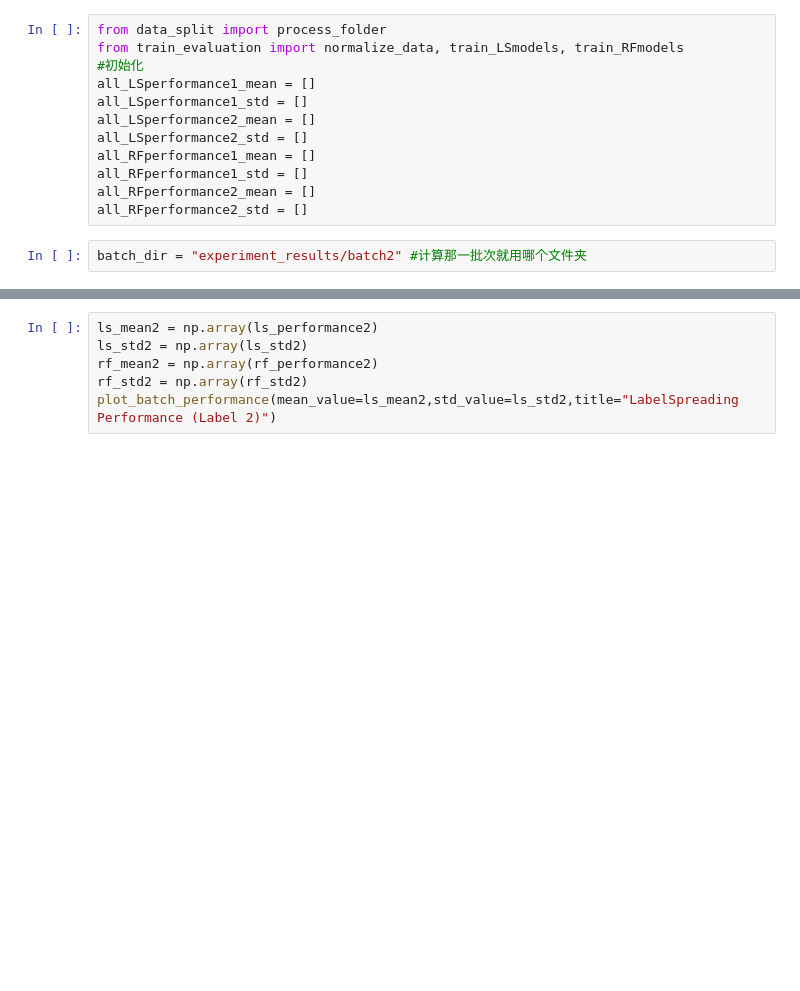
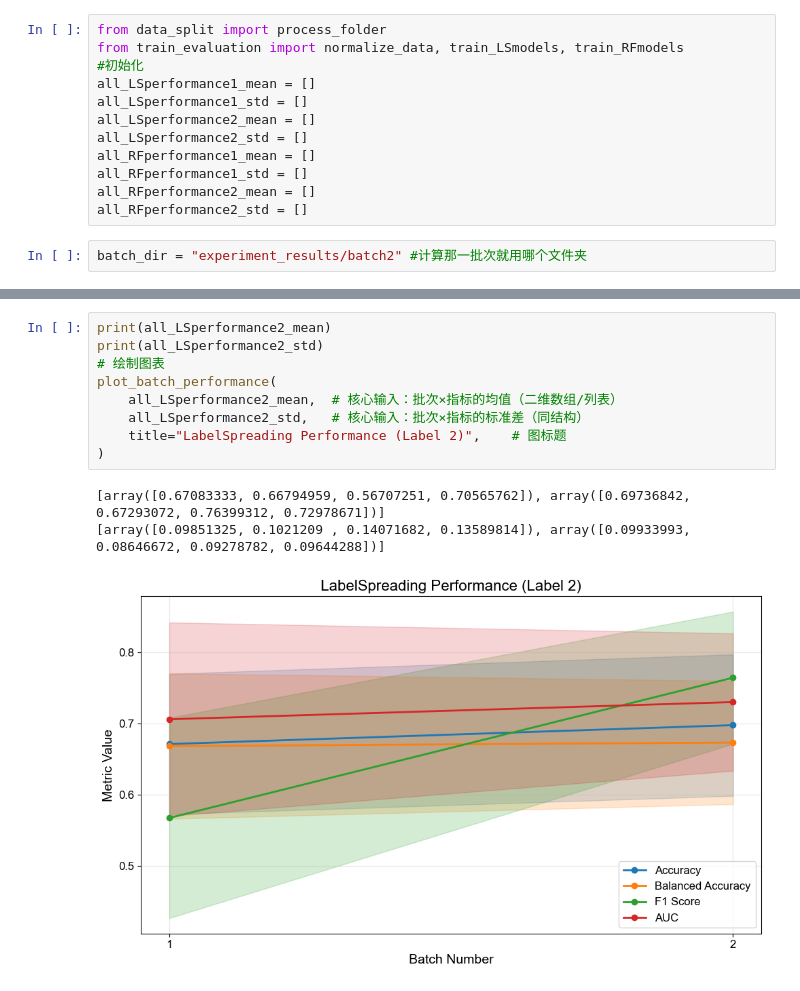
Before and after one commit to unkowned-W/Phase_Diagram, a Jupyter notebook: GdCoAc_phase_diagram-main/ML_overall.ipynb, the cells around one changed output, grey strips where cells are left out. Saved outputs shown, nothing was run; the diff lists cells and outputs as text; blank space fills up the shorter version.

```diff
--- a/GdCoAc_phase_diagram-main/ML_overall.ipynb
+++ b/GdCoAc_phase_diagram-main/ML_overall.ipynb
@@ -94,7 +95,14 @@ plot_batch_performance(
 # %%
-ls_mean2 = np.array(ls_performance2)
-ls_std2 = np.array(ls_std2)
-rf_mean2 = np.array(rf_performance2)
-rf_std2 = np.array(rf_std2)
-plot_batch_performance(mean_value=ls_mean2,std_value=ls_std2,title="LabelSpreading Performance (Label 2)")
+print(all_LSperformance2_mean)
+print(all_LSperformance2_std)
+# 绘制图表
+plot_batch_performance(
+    all_LSperformance2_mean,  # 核心输入：批次×指标的均值（二维数组/列表）
+    all_LSperformance2_std,   # 核心输入：批次×指标的标准差（同结构）
+    title="LabelSpreading Performance (Label 2)",    # 图标题
+)
+# %% [output]
+[array([0.67083333, 0.66794959, 0.56707251, 0.70565762]), array([0.69736842, 0.67293072, 0.76399312, 0.72978671])]
+[array([0.09851325, 0.1021209 , 0.14071682, 0.13589814]), array([0.09933993, 0.08646672, 0.09278782, 0.09644288])]
+[figure, added]
 # %%
```
Also changed, not shown: parts of 5 cells of this notebook, 15 other files.
